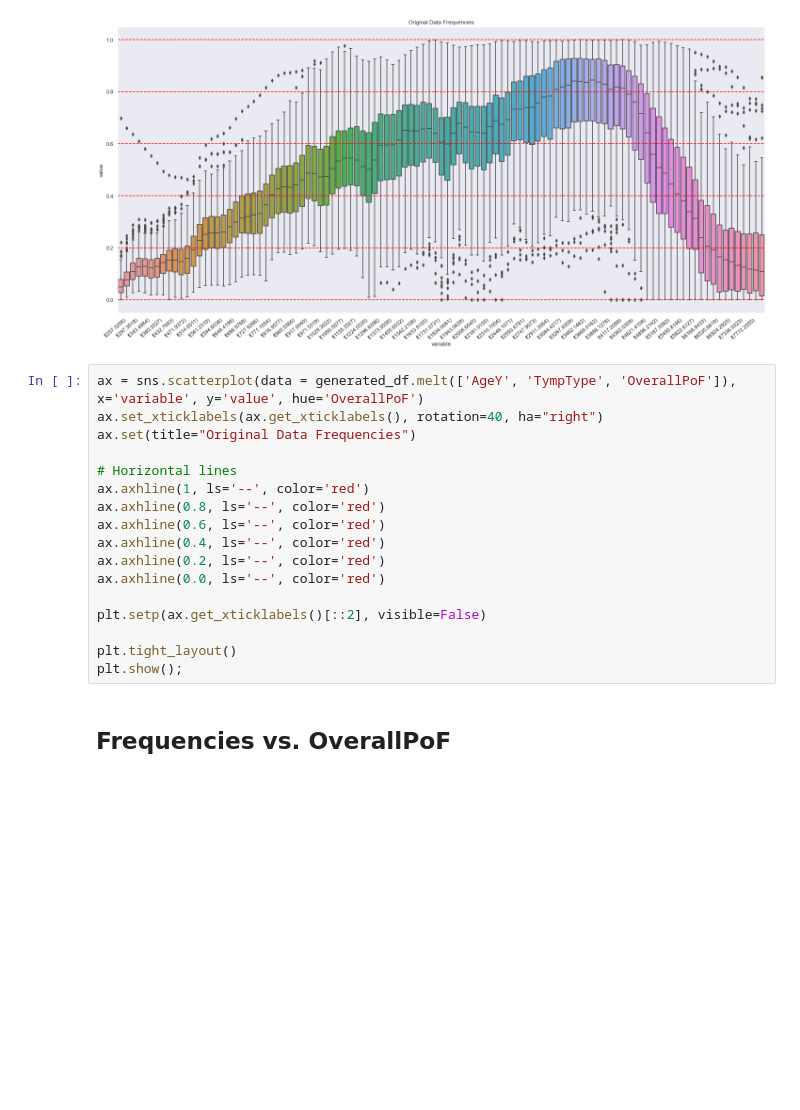
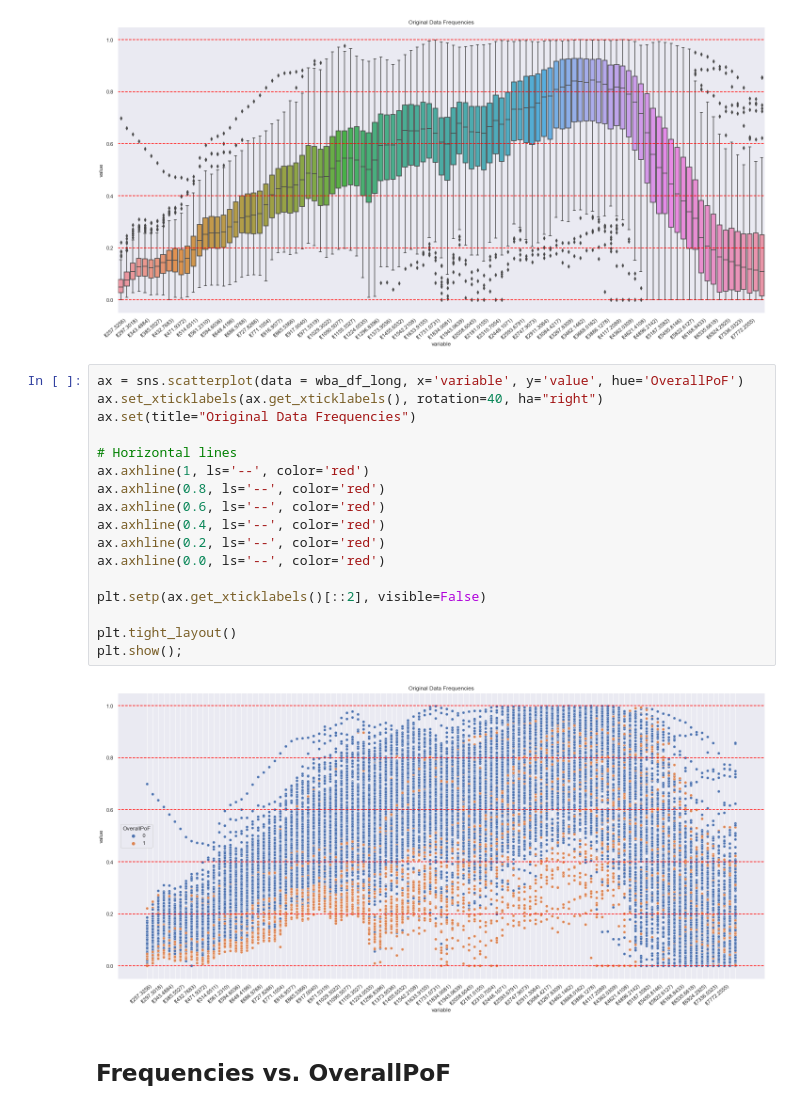
Before and after one commit to Charlene-L/CITS5553-Capstone-Project, a Jupyter notebook: GAN/Benjamin/vae_ben.ipynb, the cells around one changed output. Cells and saved outputs as stored; diff of their text form; blank space fills up the shorter version.

```diff
--- a/GAN/Benjamin/vae_ben.ipynb
+++ b/GAN/Benjamin/vae_ben.ipynb
@@ -359,22 +359,24 @@ plt.show();
 # %% [output]
 [figure]
 # %%
-ax = sns.scatterplot(data = generated_df.melt(['AgeY', 'TympType', 'OverallPoF']), x='variable', y='value', hue='OverallPoF')
+ax = sns.scatterplot(data = wba_df_long, x='variable', y='value', hue='OverallPoF')
 ax.set_xticklabels(ax.get_xticklabels(), rotation=40, ha="right")
 ax.set(title="Original Data Frequencies")
 
 # Horizontal lines
 ax.axhline(1, ls='--', color='red')
 ax.axhline(0.8, ls='--', color='red')
 ax.axhline(0.6, ls='--', color='red')
 ax.axhline(0.4, ls='--', color='red')
 ax.axhline(0.2, ls='--', color='red')
 ax.axhline(0.0, ls='--', color='red')
 
 plt.setp(ax.get_xticklabels()[::2], visible=False)
 
 plt.tight_layout()
 plt.show();
+# %% [output]
+[figure, added]
 # %% [markdown]
 ## Frequencies vs. OverallPoF
 # %% [markdown]
```
Also changed, not shown: parts of 2 cells of this notebook, 2 other files.
